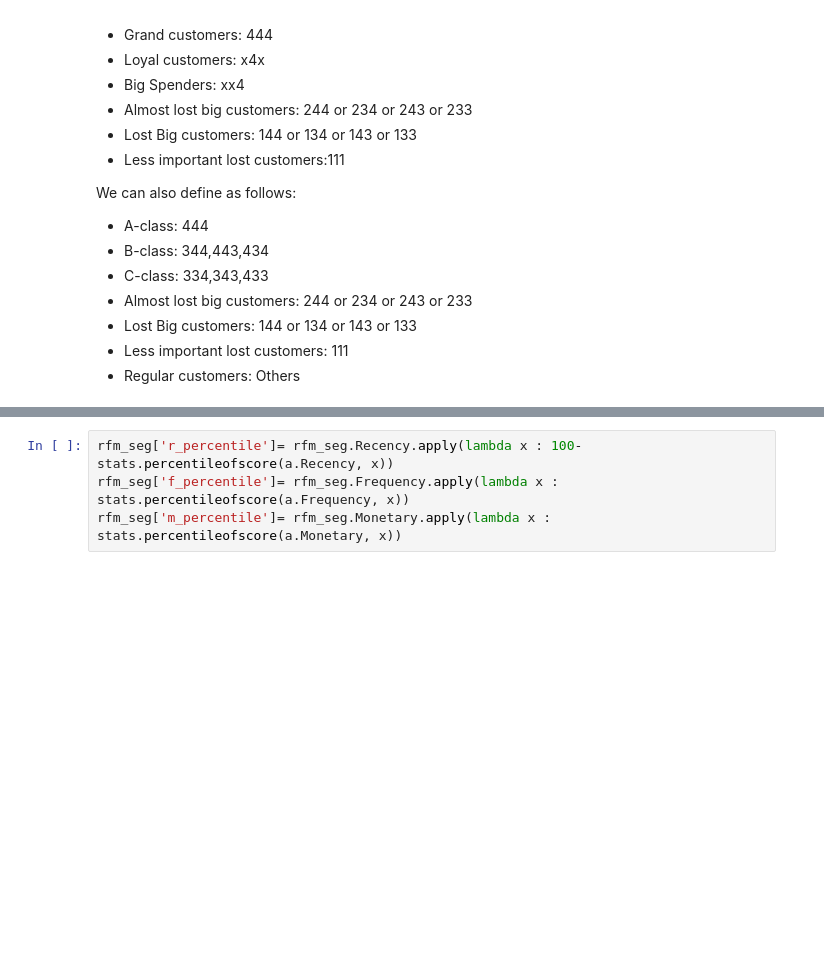
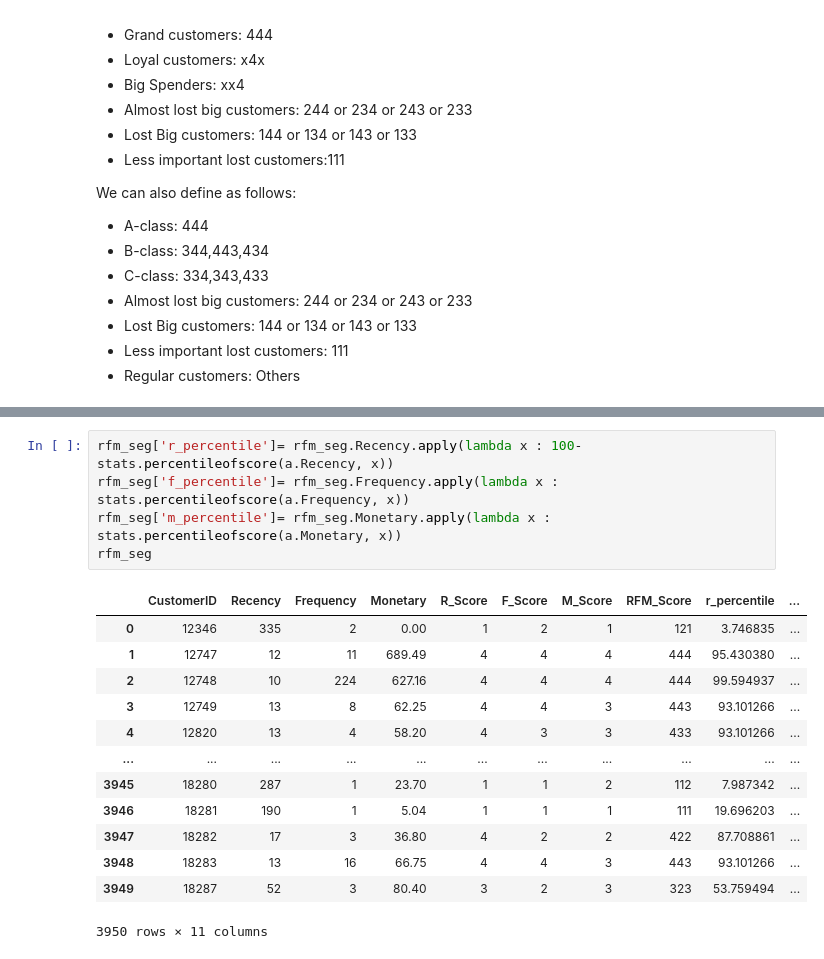
Before and after one commit to Gineyc/Data-Analyzing, a Jupyter notebook: RFM-Model/RFM-Model-ecommerce.ipynb, the cells around one changed output, grey strips where cells are left out. Saved outputs shown, nothing was run; the diff lists cells and outputs as text; blank space fills up the shorter version.

```diff
--- a/RFM-Model/RFM-Model-ecommerce.ipynb
+++ b/RFM-Model/RFM-Model-ecommerce.ipynb
@@ -269,5 +389,20 @@ print("Number of less important lost customers: ",rfm_seg[rfm_seg['RFM_Score']==
 # %%
 rfm_seg['r_percentile']= rfm_seg.Recency.apply(lambda x : 100-stats.percentileofscore(a.Recency, x))
 rfm_seg['f_percentile']= rfm_seg.Frequency.apply(lambda x : stats.percentileofscore(a.Frequency, x))
 rfm_seg['m_percentile']= rfm_seg.Monetary.apply(lambda x : stats.percentileofscore(a.Monetary, x))
+rfm_seg
+# %% [output]
+|  | CustomerID | Recency | Frequency | Monetary | R_Score | F_Score | M_Score | RFM_Score | r_percentile | ... |
+| 0 | 12346 | 335 | 2 | 0.00 | 1 | 2 | 1 | 121 | 3.746835 | ... |
+| 1 | 12747 | 12 | 11 | 689.49 | 4 | 4 | 4 | 444 | 95.430380 | ... |
+| 2 | 12748 | 10 | 224 | 627.16 | 4 | 4 | 4 | 444 | 99.594937 | ... |
+| 3 | 12749 | 13 | 8 | 62.25 | 4 | 4 | 3 | 443 | 93.101266 | ... |
+| 4 | 12820 | 13 | 4 | 58.20 | 4 | 3 | 3 | 433 | 93.101266 | ... |
+| ... | ... | ... | ... | ... | ... | ... | ... | ... | ... | ... |
+| 3945 | 18280 | 287 | 1 | 23.70 | 1 | 1 | 2 | 112 | 7.987342 | ... |
+| 3946 | 18281 | 190 | 1 | 5.04 | 1 | 1 | 1 | 111 | 19.696203 | ... |
+| 3947 | 18282 | 17 | 3 | 36.80 | 4 | 2 | 2 | 422 | 87.708861 | ... |
+| 3948 | 18283 | 13 | 16 | 66.75 | 4 | 4 | 3 | 443 | 93.101266 | ... |
+| 3949 | 18287 | 52 | 3 | 80.40 | 3 | 2 | 3 | 323 | 53.759494 | ... |
+3950 rows × 11 columns
 # %%
```
Also changed, not shown: parts of 13 cells of this notebook.
